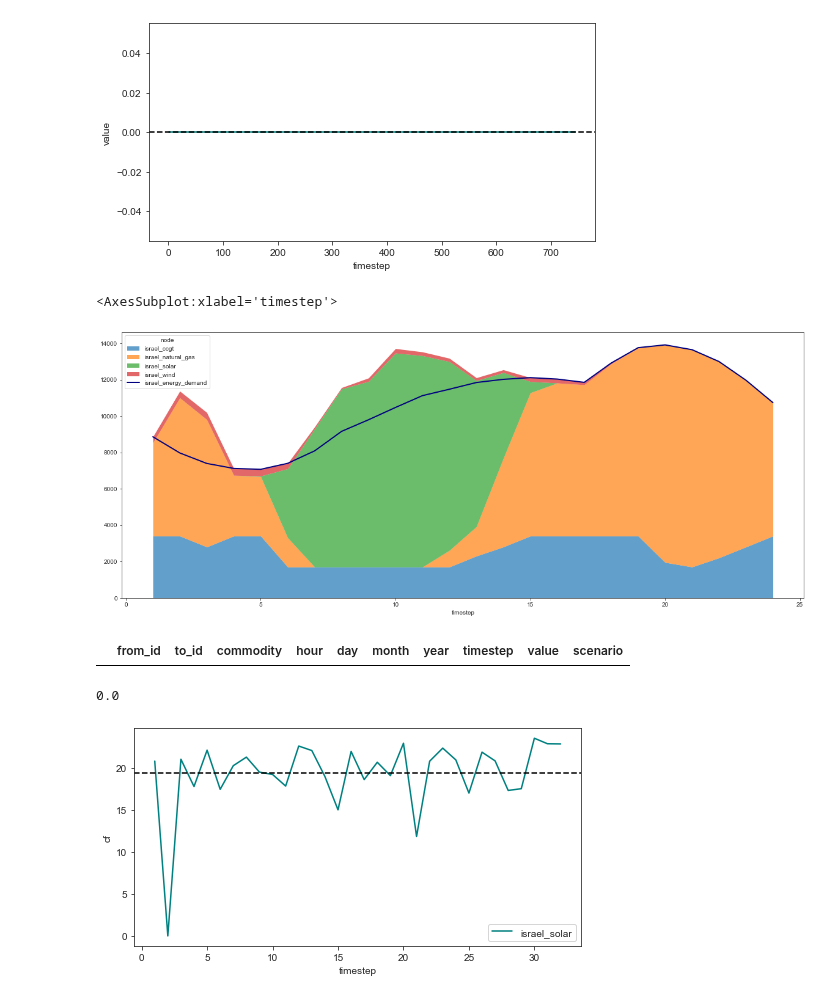
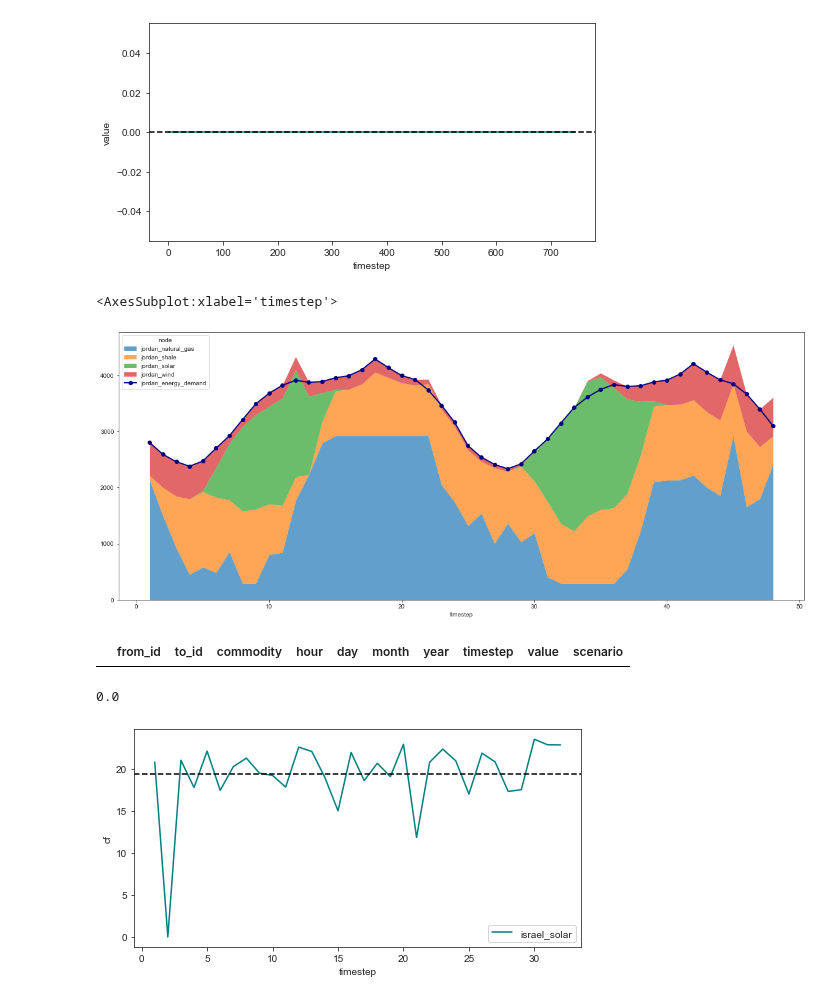
Before and after one commit to amanmajid/nextra, a Jupyter notebook: analysis/icae_results.ipynb, the cells around one changed output. Saved outputs shown, nothing was run; the diff lists cells and outputs as text; code cells hidden in the pictures.

```diff
--- a/analysis/icae_results.ipynb
+++ b/analysis/icae_results.ipynb
@@ -352,10 +352,10 @@ f = f.groupby(by=['from_id','timestep','hour','day','month','year','scenario']).
 # drop generation
 f = f[~f.from_id.str.contains('generation')].reset_index(drop=True)
 
-days = 1
+days = 2
 month = 1
 year = 2030
-i = 'israel'
+i = 'jordan'
 
 # index flows
 r = f.loc[f.from_id.str.contains(i)].reset_index(drop=True)
@@ -366,43 +366,44 @@ zero_caps = r.groupby(by='from_id').sum().reset_index()
 zero_caps = zero_caps.loc[zero_caps.value == 0, 'from_id'].to_list()
 r = r.loc[~r.from_id.isin(zero_caps)].reset_index(drop=True)
 
 # get demand curve
 d = results['NCO'].flows.copy()
 d = d[d.node.str.contains('demand')].reset_index(drop=True)
 d = d.loc[d.node.str.contains(i)].reset_index(drop=True)
 d = d.loc[(d.month==month) & (d.year==year) & (d.day<=days)].reset_index(drop=True)
 
 # pivot table
 idx = r.pivot_table(columns='from_id',index='timestep',values='value')
 dem = d.pivot_table(columns='node',index='timestep',values='value')
 
 # plot
 f,ax = plt.subplots(figsize=(20,8),nrows=1,ncols=1)
 
 
 idx.plot.area(ax=ax,
               figsize=(20,8),
               stacked=True,
               linewidth=0,
               #cmap='jet',
               alpha=0.7)
 
 dem.plot.line(ax=ax,
               linewidth=2,
               color='navy',
+              marker='o',
               alpha=1)
 # %% [output]
 <AxesSubplot:xlabel='timestep'>
-[figure, old version]
+[figure, new version]
 # %%
 f = results['NCO'].results_edge_flows.copy()
 f[ (f.to_id.str.contains('battery')) & (f.value>0)]
 # %% [output]
 |  | from_id | to_id | commodity | hour | day | month | year | timestep | value | scenario |
-# %%
-results['NCO'].results_capacities[results['NCO'].results_capacities.node=='gaza_battery_storage'].value.max()
-# %% [output]
-0.0
+# %%
+results['NCO'].results_capacities[results['NCO'].results_capacities.node=='gaza_battery_storage'].value.max()
+# %% [output]
+0.0
 # %%
 results['NCO'].plot_solar_capacity_factor(node='israel_solar')
 # %% [output]
```
Also changed, not shown: parts of 3 cells of this notebook, 4 other files.
